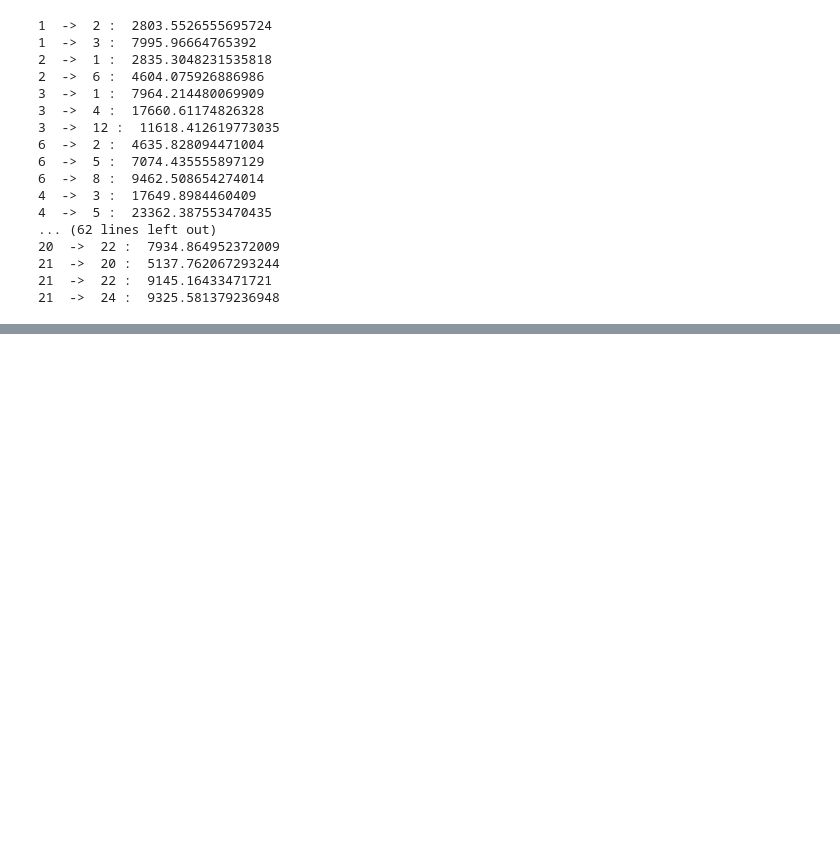
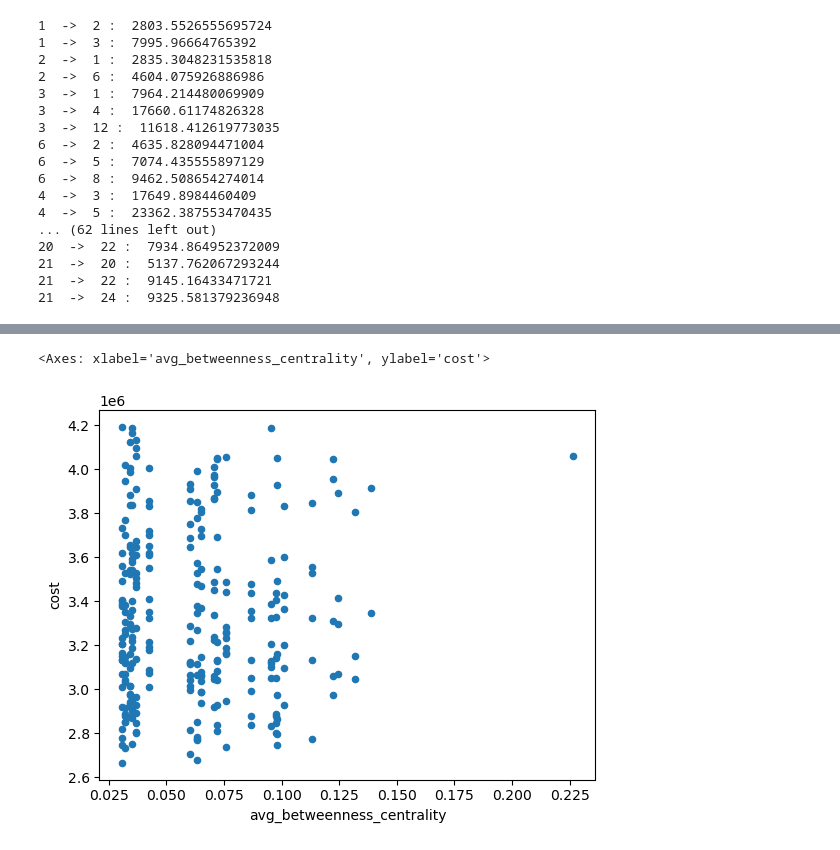
Before and after one commit to 4Freye/bike-stations, a Jupyter notebook: optimal_station_Equilibrium.ipynb, the cells around one changed output, grey strips where cells are left out. Drawn from its saved outputs; the diff is of its cells as text; code cells hidden in the pictures; blank space fills up the shorter version.

```diff
--- a/optimal_station_Equilibrium.ipynb
+++ b/optimal_station_Equilibrium.ipynb
@@ -284,0 +469,7 @@ Testing all station possibilities
+# %%
+station_cost_centrality = sm.add_constant(station_cost_centrality)
+
+big_model = sm.OLS(station_cost_centrality['pct_change'], station_cost_centrality[['const', 'betweenness_o',
+       'out_degree_o', 'in_degree_o', 'eigenvector_o', 'closeness_o',
+       'betweenness_d', 'out_degree_d', 'in_degree_d', 'eigenvector_d',
+       'closeness_d', 'int_in_degree_centrality', 'int_out_degree_centrality', 'volume_x', 'volume_y', 'hyp_time_reduction']]).fit()
@@ -284,0 +537,5 @@ Testing all station possibilities
+# %%
+pd.concat([station_cost_centrality[['betweenness_x', 'betweenness_y']].min(axis=1), station_cost_centrality.cost], axis=1).rename({0:'avg_betweenness_centrality'}, axis=1).plot.scatter(x='avg_betweenness_centrality', y= 'cost')
+# %% [output]
+<Axes: xlabel='avg_betweenness_centrality', ylabel='cost'>
+[figure, added]
```
Also changed, not shown: parts of 43 cells of this notebook, 3 other files.
